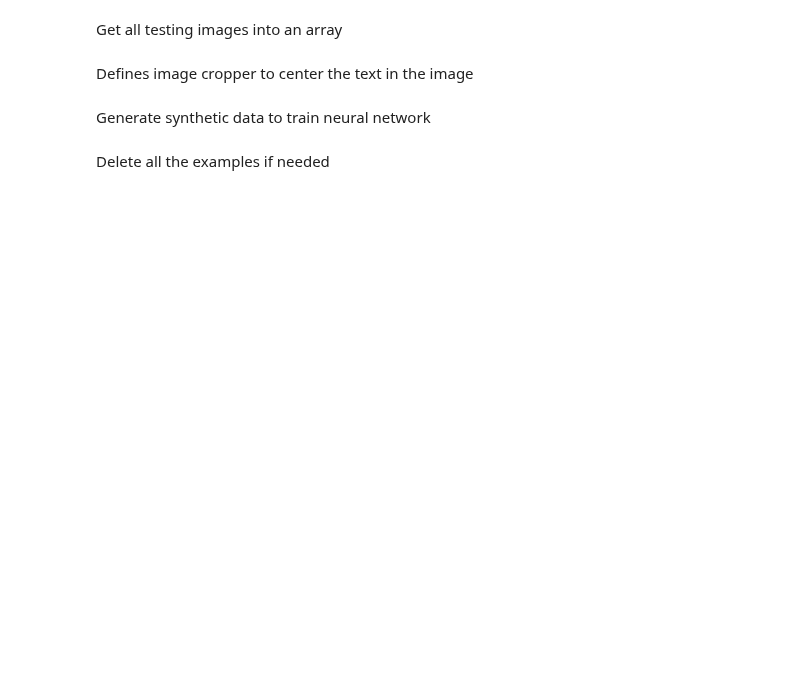
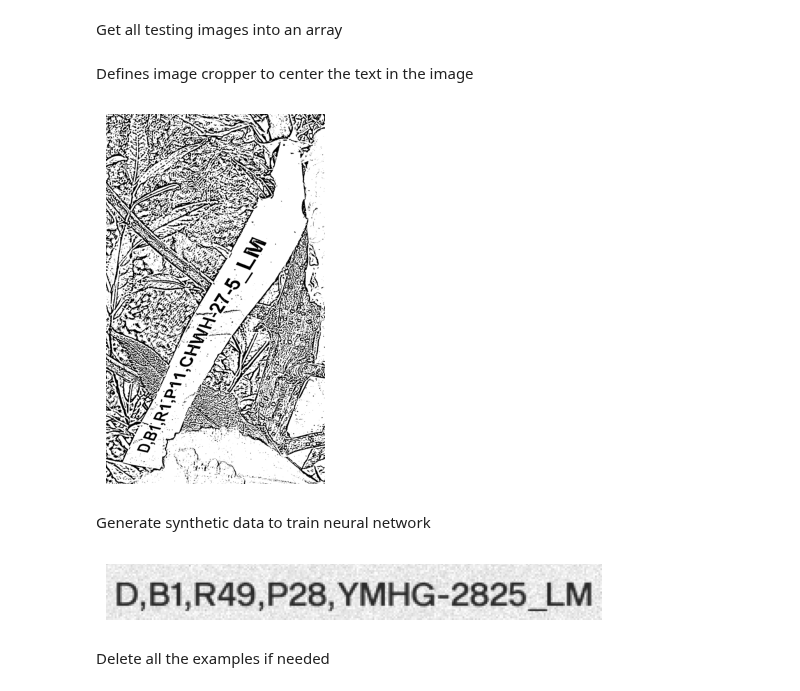
Before and after one commit to vivaansinghvi07/smoky-mountain-data-comp, a Jupyter notebook: ocr.ipynb, the cells around one changed output. Saved outputs shown, nothing was run; the diff lists cells and outputs as text; code cells hidden in the pictures; blank space fills up the shorter version.

```diff
--- a/ocr.ipynb
+++ b/ocr.ipynb
@@ -4,21 +4,30 @@ import os
 import cv2
 import pytesseract
 import tensorflow as tf
+import numpy as np
+# from imutils.perspective import four_point_transform
 from PIL import Image
 from matplotlib import pyplot as plt
-from easyocr import easyocr
+from tensorflow.keras.preprocessing import image
+# from easyocr import easyocr
 from pathlib import Path
 
-pytesseract.pytesseract.tesseract_cmd = "C:\\Program Files\\Tesseract-OCR\\tesseract"
+pytesseract.pytesseract.tesseract_cmd = r"/mnt/c/Program Files/Tesseract-OCR/tesseract.exe"
 
 
 ALPHABET = 'ABCDEFGHIJKLMNOPQRSTUVWXYZ'
 DATASET_PATH = f'dataset'
 # READER = easyocr.Reader(['en'])
 
+# type decls
+cv2.Image = np.ndarray
+
 # shows an image on ipynb
-def imshow(img):
+def imshow(img: cv2.Image) -> None:
     plt.axis('off')
     plt.grid(False)
     plt.imshow(cv2.cvtColor(img, cv2.COLOR_BGR2RGB))
     plt.show()
+
+def grayscale(img: cv2.Image) -> cv2.Image:
+    return cv2.cvtColor(img, cv2.COLOR_BGR2GRAY)
@@ -34,23 +41,42 @@ for (id, filename) in enumerate(os.listdir(DATASET_PATH)):
 # %% [markdown]
 Defines image cropper to center the text in the image
 # %%
-def crop_image(img: cv2.Mat):
+def process_image(img: cv2.Image) -> cv2.Image:
+    gray = grayscale(img)
+    blur = cv2.medianBlur(gray, 5)
+    blur = image.img_to_array(blur, dtype='uint8')
+    thresh = cv2.adaptiveThreshold(blur, 255, cv2.ADAPTIVE_THRESH_GAUSSIAN_C, cv2.THRESH_BINARY, 21, 2)
+    return thresh
 
-    gray = cv2.cvtColor(img, cv2.COLOR_BGR2GRAY)
+def crop_image(img: cv2.Image, display_contour: bool = False) -> cv2.Image:
+
+    gray = grayscale(img)
     blur = cv2.GaussianBlur(gray, (71, 71), 0)
     ret, thresh = cv2.threshold(blur,150,255,0)
     contours, hierarchy = cv2.findContours(thresh, cv2.RETR_TREE, cv2.CHAIN_APPROX_SIMPLE)
 
     big_contour = sorted(contours, key=cv2.contourArea, reverse=True)[0]
 
+    if display_contour:
+        drawn_contours = cv2.drawContours(img.copy(), [big_contour], -1, (0, 0, 255), 5)
+        imshow(drawn_contours)
+
     x, y, w, h = cv2.boundingRect(big_contour)
     newimg = img[y:y+h, x:x+w]
 
+    # perimeter = cv2.arcLength(big_contour, True)
+    # approx = cv2.approxPolyDP(big_contour, 0.04*perimeter, True)
+    # print(len(approx))
+    # newimg = four_point_transform(img, approx.reshape(4, 2))
+
     return newimg
 
-if __name__ == "__main__":
-    img = crop_image(images[1][1])
-    imshow(img)
+test_index = 8
+img = crop_image(images[test_index][1], display_contour=False)
+img = process_image(img)
+imshow(img)
+# %% [output]
+[figure, added]
 # %% [markdown]
 Generate synthetic data to train neural network
 # %%
@@ -74,14 +100,32 @@ def get_random_text():
 
     return ','.join([treatment, block, row, position, genotype])
 
+# delete all present images
+if os.name == 'nt':
+    os.system('del examples/*')
+else:
+    os.system('rm examples/*')
+
+# generate the new images, limiting count
+IMG_COUNT = 100
 generator = GeneratorFromStrings(
     [get_random_text() for _ in range(1000)],
     random_blur=True,
     random_skew=True,
-    blur=2,
+    background_type=0
 )
+i = 0
+for img, lbl in generator:
+    if i == IMG_COUNT: break
+    img.save(f'examples/{lbl}.png')
+    i += 1
+example_img = random.choice(os.listdir('examples'))
+imshow(cv2.imread(f"examples/{example_img}"))
 
-for img, lbl in generator:
-    img.save(f'examples/{lbl}.png')
+# ignore image directory
+with open("examples/.gitignore", 'w') as f:
+    f.write('*')
+# %% [output]
+[figure, added]
 # %% [markdown]
 Delete all the examples if needed
```
Also changed, not shown: parts of 2 cells of this notebook, 1 other file.
